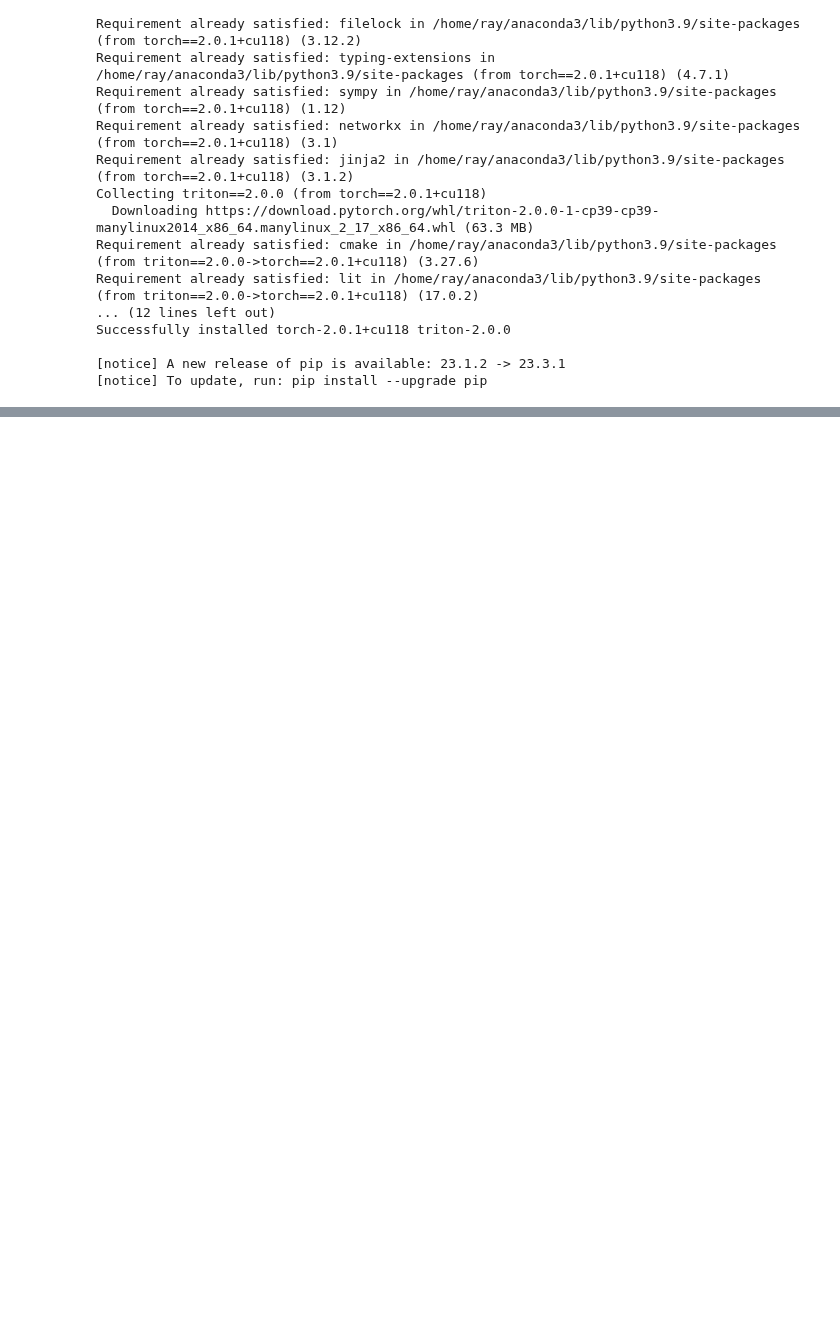
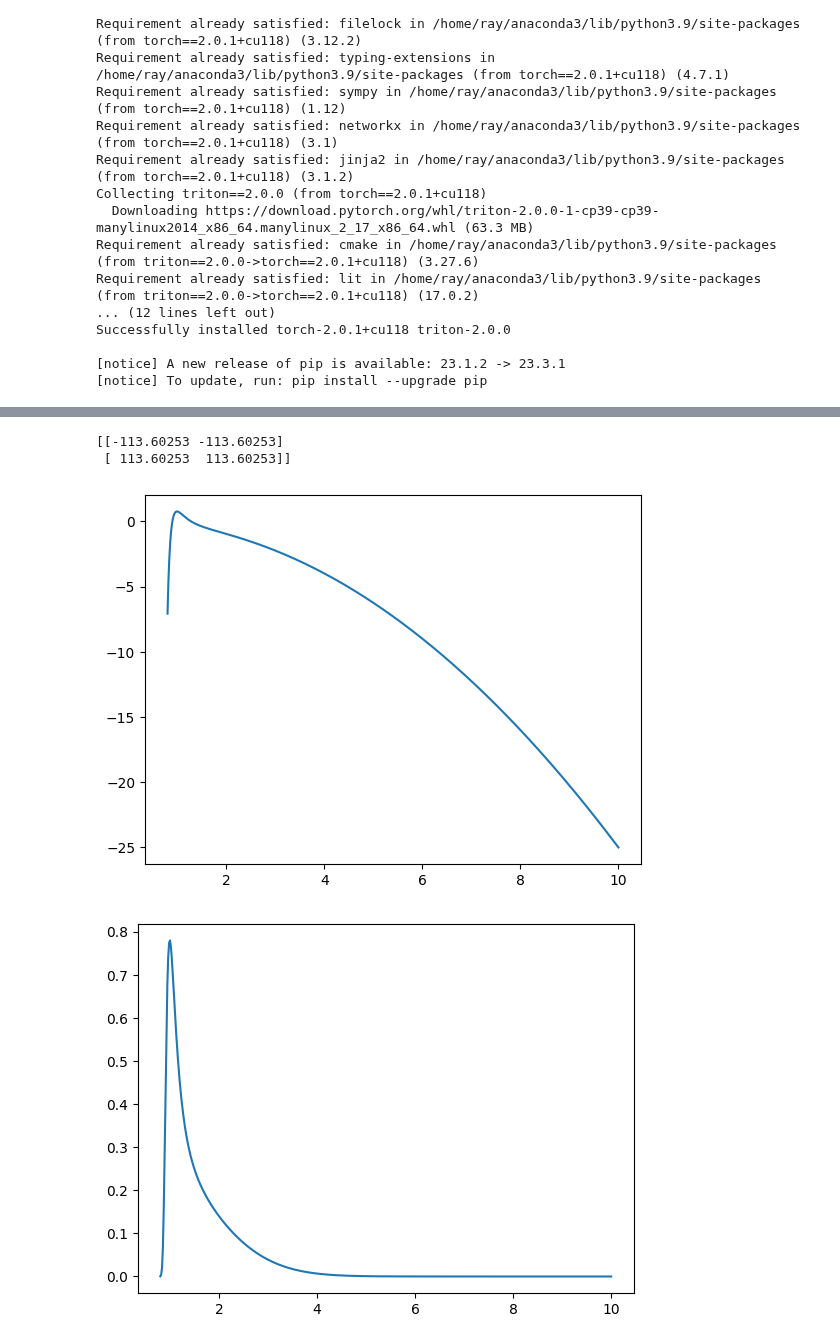
Before and after one commit to taraak/pita, a Jupyter notebook: lj13_demo.ipynb, the cells around one changed output, grey strips where cells are left out. Saved outputs shown, nothing was run; the diff lists cells and outputs as text; code cells hidden in the pictures; blank space fills up the shorter version.

```diff
--- a/lj13_demo.ipynb
+++ b/lj13_demo.ipynb
@@ -167,0 +412,79 @@ plt.hist(log_prob_fn(est_samples[-1]).detach().cpu())
+# %%
+def get_senders_and_receivers_fully_connected_jax(n_nodes: int) -> Tuple[chex.Array, chex.Array]:
+    receivers = []
+    senders = []
+    for i in range(n_nodes):
+        for j in range(n_nodes - 1):
+            receivers.append(i)
+            senders.append((i + 1 + j) % n_nodes)
+    return jnp.array(senders), jnp.array(receivers)
+
+def safe_norm(x: jnp.ndarray, axis: int = None, keepdims=False) -> jnp.ndarray:
+    """nan-safe norm. Copied from mace-jax"""
+    x2 = jnp.sum(x**2, axis=axis, keepdims=keepdims)
+    return jnp.where(x2 == 0, 1, x2) ** 0.5
+
+def energy_jax(x: chex.Array, epsilon: float = 1.0, tau: float = 1.0, r: Union[float, chex.Array] = 1.0,
+           harmonic_potential_coef: float = 0.5) -> chex.Array:
+    chex.assert_rank(x, 2)
+    n_nodes, dim = x.shape
+    if isinstance(r, float):
+        r = jnp.ones(n_nodes) * r
+    senders, receivers = get_senders_and_receivers_fully_connected_jax(n_nodes)
+    vectors = x[senders] - x[receivers]
+    d = safe_norm(vectors, axis=-1)
+    term_inside_sum = (r[receivers] / d)**12 - 2*(r[receivers] / d)**6
+    energy = epsilon / (2 * tau) * jnp.sum(term_inside_sum)
+
+    # For harmonic potential see https://github.com/vgsatorras/en_flows/blob/main/deprecated/eqnode/test_systems.py#L94.
+    # This oscillator is mentioned but not explicity specified in the paper where it was introduced:
+    # http://proceedings.mlr.press/v119/kohler20a/kohler20a.pdf.
+    centre_of_mass = jnp.mean(x, axis=0)
+    harmonic_potential = harmonic_potential_coef*jnp.sum((x - centre_of_mass)**2)
+    return energy + harmonic_potential
+
+
+def log_prob_fn_jax(x: chex.Array):
+    if len(x.shape) == 2:
+        return - energy_jax(x)
+    elif len(x.shape) == 3:
+        return - jax.vmap(energy_jax)(x)
+    else:
+        raise Exception
+
+# Visualise 2D energy fn as a function of distance
+key = jax.random.PRNGKey(0)
+
+dim = 2
+batch_size = 512
+x0 = jax.random.normal(jax.random.PRNGKey(0), (batch_size, 2))   #  jnp.zeros((batch_size, 2)) + 0.1
+d = jnp.linspace(0.8, 10, batch_size)
+x1 = x0 + jnp.sqrt(d**2/2)[:, None]
+
+x = jnp.stack([x0, x1], axis=1)
+log_probs = log_prob_fn_jax(x)
+
+print(jax.grad(log_prob_fn_jax)(x[0]))
+
+plt.plot(d, log_probs)
+plt.show()
+
+fig, ax = plt.subplots()  # 2D
+ax.plot(d, jnp.exp(log_probs - 1))  # approx normalise
+
+n_nodes = 13
+dim = 3
+samples, weights, lmbda = run_smc_molecule(target_log_prob=log_prob_fn_jax,
+                    dim=dim,
+                    n_nodes=n_nodes,
+                    key=key,
+                    n_samples=1000,
+                    num_mcmc_steps=1000,
+                    target_ess=0.0,
+                    base_scale=1.,
+                    hmc_step_size= 1e-3)
+# %% [output]
+[[-113.60253 -113.60253]
+ [ 113.60253  113.60253]]
+[figure, added]
+[figure, added]
```
Also changed, not shown: parts of 15 cells of this notebook.
